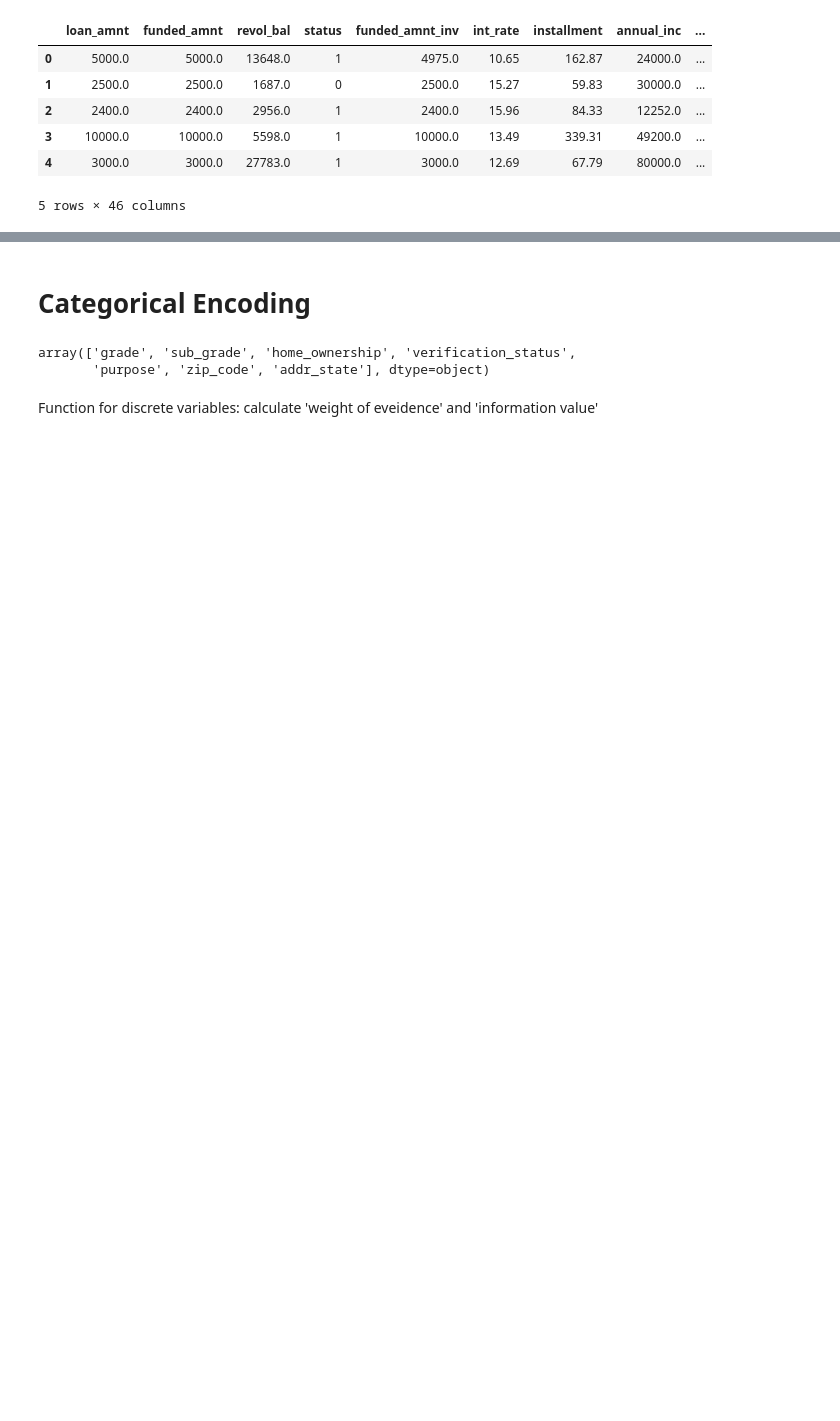
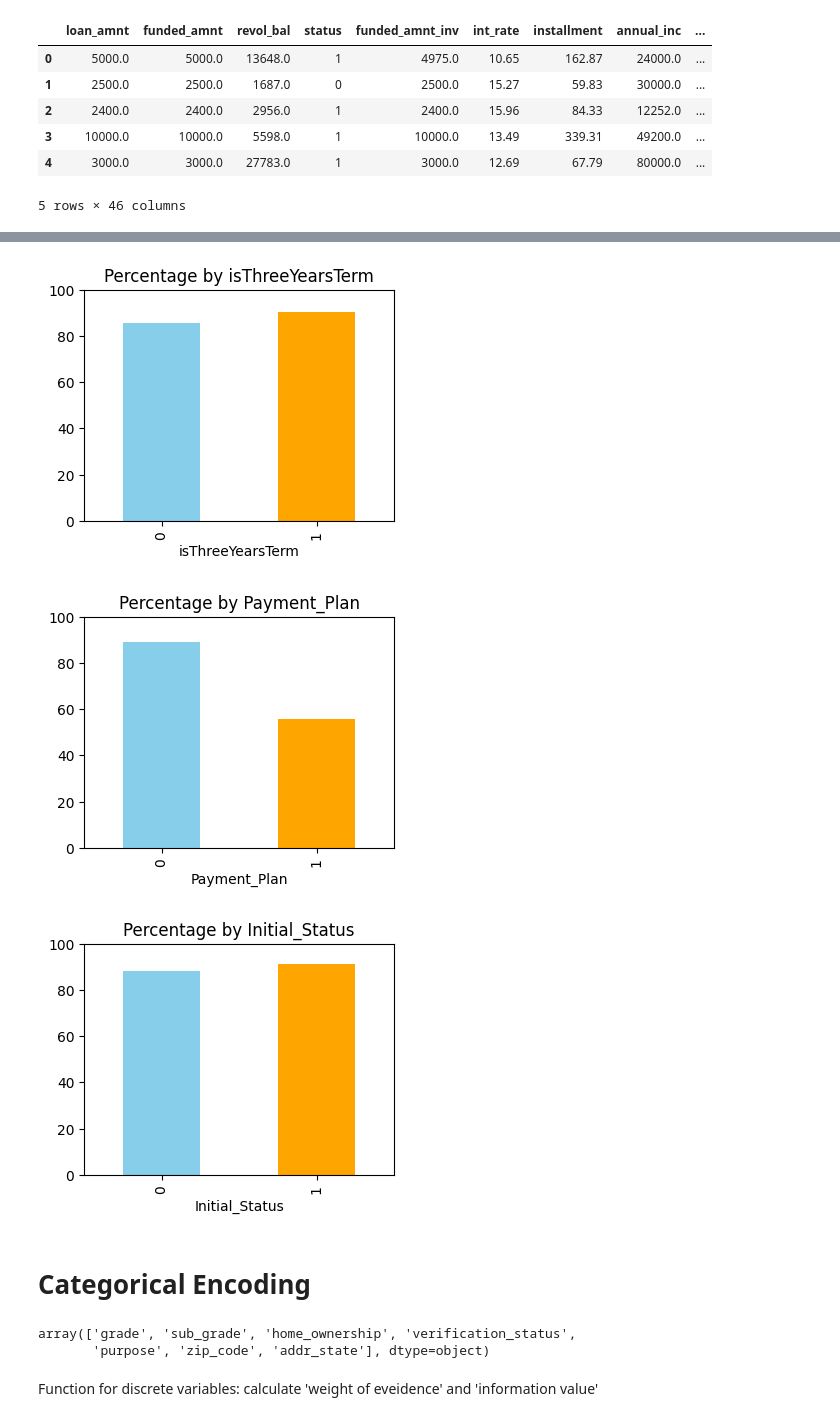
Before and after one commit to MYOUSSF/CreditRisk, a Jupyter notebook: Probability_of_Default_Modelling.ipynb, the cells around one changed output, grey strips where cells are left out. Cells and saved outputs as stored; diff of their text form; code cells hidden in the pictures; blank space fills up the shorter version.

```diff
--- a/Probability_of_Default_Modelling.ipynb
+++ b/Probability_of_Default_Modelling.ipynb
@@ -508,3 +552,23 @@ df.head(5)
+# %%
+def plot_binary_percentages(df, binary_cols, target):
+    for col in binary_cols:
+        # Calculate the percentage of class 1 in each binary group
+        percentages = df.groupby(col)[target].mean() * 100
+
+        plt.figure(figsize=(4, 3))
+        percentages.plot(kind='bar', color=['skyblue', 'orange'])
+        plt.title(f'Percentage by {col}')
+        # plt.ylabel(f'Percentage of {target} = 1')
+        plt.xlabel(col)
+        plt.ylim(0, 100)
+        plt.show()
+
+binary_cols = ['isThreeYearsTerm', 'Payment_Plan', 'Initial_Status']
+plot_binary_percentages(df, binary_cols, target='status')
+# %% [output]
+[figure, added]
+[figure, added]
+[figure, added]
 # %% [markdown]
 # Categorical Encoding
 # %%
```
Also changed, not shown: parts of 5 cells of this notebook.
